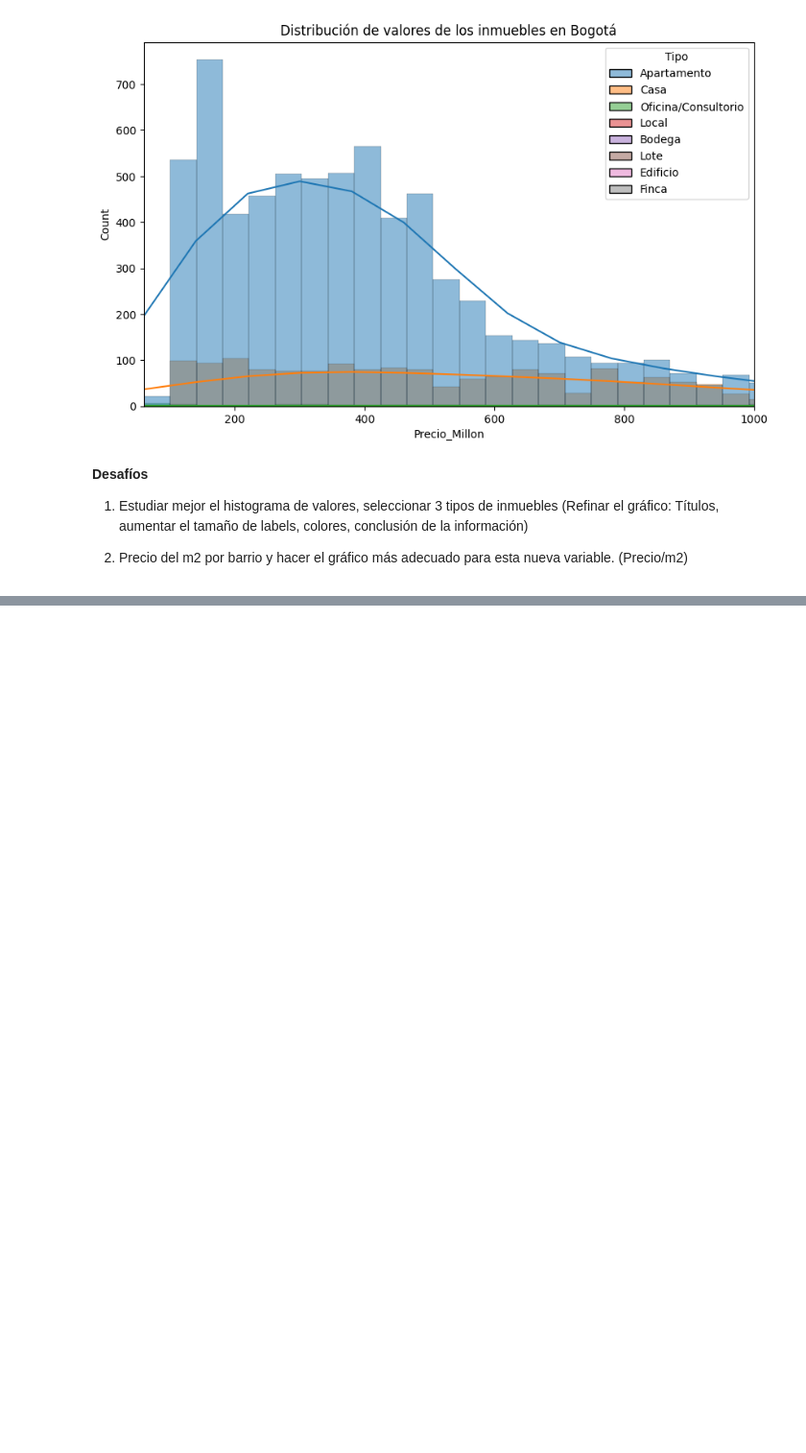
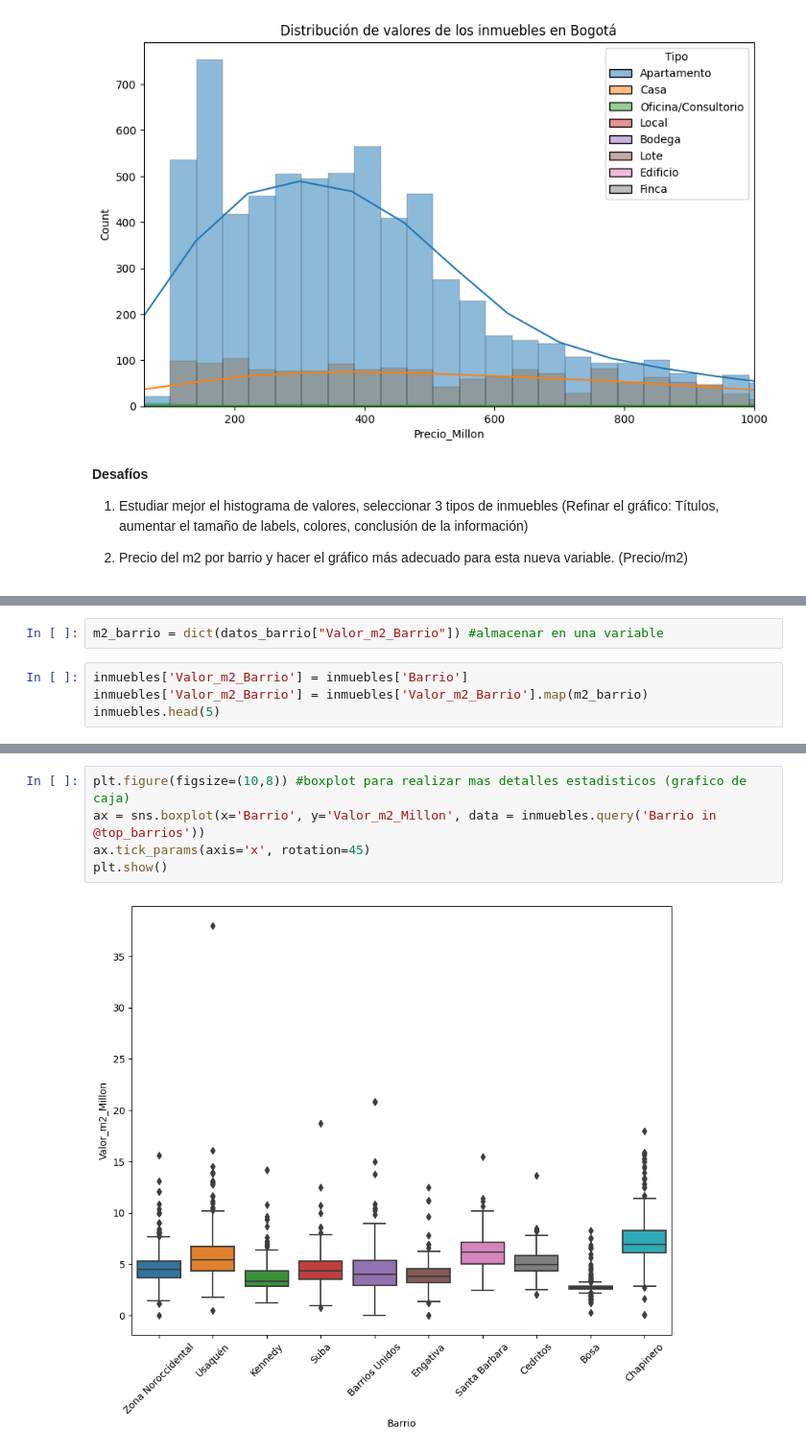
Before and after one commit to Gibbor-SAP/Inmesion_Datos_AluraLatam, a Jupyter notebook: Inmersion_datos_Alura.ipynb, the cells around one changed output, grey strips where cells are left out. Shown: that part at 96% size. Drawn from its saved outputs; the diff is of its cells as text; blank space fills up the shorter version.

```diff
--- a/Inmersion_datos_Alura.ipynb
+++ b/Inmersion_datos_Alura.ipynb
@@ -424,0 +508,6 @@ plt.show()
+# %%
+m2_barrio = dict(datos_barrio["Valor_m2_Barrio"]) #almacenar en una variable
+# %%
+inmuebles['Valor_m2_Barrio'] = inmuebles['Barrio']
+inmuebles['Valor_m2_Barrio'] = inmuebles['Valor_m2_Barrio'].map(m2_barrio)
+inmuebles.head(5)
@@ -424,0 +582,7 @@ plt.show()
+# %%
+plt.figure(figsize=(10,8)) #boxplot para realizar mas detalles estadisticos (grafico de caja)
+ax = sns.boxplot(x='Barrio', y='Valor_m2_Millon', data = inmuebles.query('Barrio in @top_barrios'))
+ax.tick_params(axis='x', rotation=45)
+plt.show()
+# %% [output]
+[figure, added]
```
Also changed, not shown: parts of 40 cells of this notebook.
